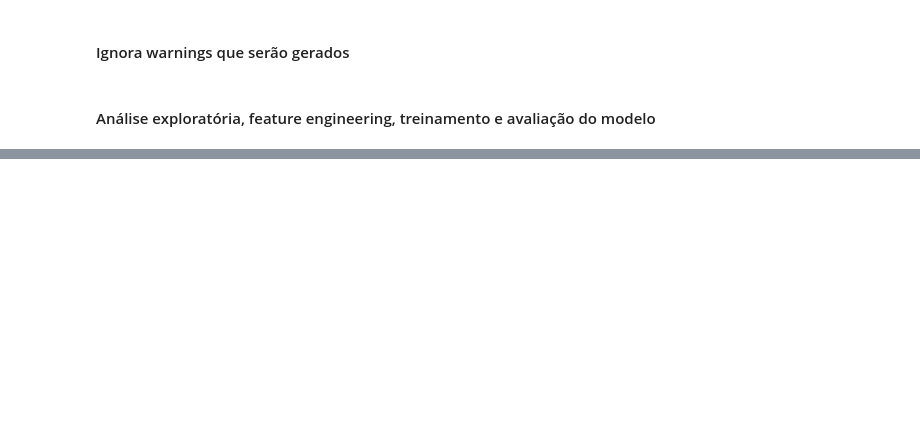
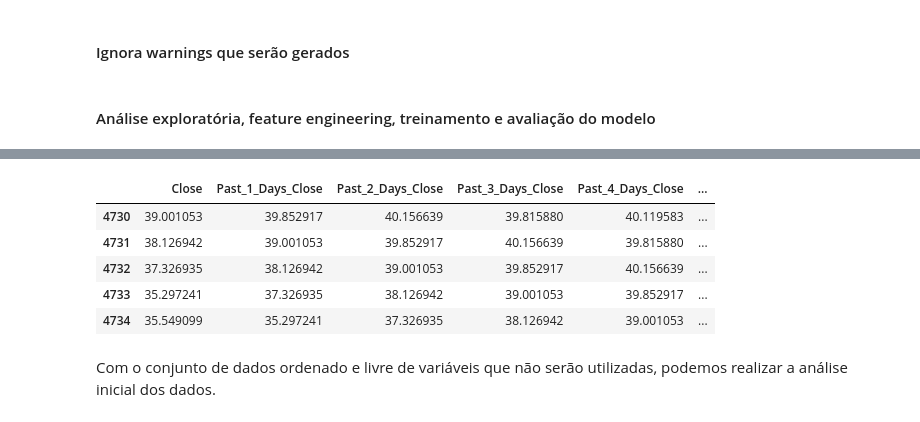
Before and after one commit to leonardosantosrocha/fiap-deep-learning, a Jupyter notebook: main.ipynb, the cells around one changed output, grey strips where cells are left out. Saved outputs shown, nothing was run; the diff lists cells and outputs as text; code cells hidden in the pictures; blank space fills up the shorter version.

```diff
--- a/main.ipynb
+++ b/main.ipynb
@@ -43,2 +80,15 @@ raw_bbas3.head(5)
+# %%
+spec_bbas3 = raw_bbas3.drop(columns="Smoothed_Close")
+spec_bbas3 = spec_bbas3[["Close", "Past_1_Days_Close", "Past_2_Days_Close", "Past_3_Days_Close", "Past_4_Days_Close", "Past_5_Days_Close", "Past_6_Days_Close", "Past_7_Days_Close", "Past_8_Days_Close", "Past_9_Days_Close", "Past_10_Days_Close", "Past_11_Days_Close", "Past_12_Days_Close", "Past_13_Days_Close", "Past_14_Days_Close", "Past_15_Days_Close", "Label"]]
+spec_bbas3.tail(5)
+# %% [output]
+|  | Close | Past_1_Days_Close | Past_2_Days_Close | Past_3_Days_Close | Past_4_Days_Close | ... |
+| 4730 | 39.001053 | 39.852917 | 40.156639 | 39.815880 | 40.119583 | ... |
+| 4731 | 38.126942 | 39.001053 | 39.852917 | 40.156639 | 39.815880 | ... |
+| 4732 | 37.326935 | 38.126942 | 39.001053 | 39.852917 | 40.156639 | ... |
+| 4733 | 35.297241 | 37.326935 | 38.126942 | 39.001053 | 39.852917 | ... |
+| 4734 | 35.549099 | 35.297241 | 37.326935 | 38.126942 | 39.001053 | ... |
+# %% [markdown]
+Com o conjunto de dados ordenado e livre de variáveis que não serão utilizadas, podemos realizar a análise inicial dos dados.
 # %%
 raw_bbas3.info()
```
Also changed, not shown: parts of 23 cells of this notebook.
